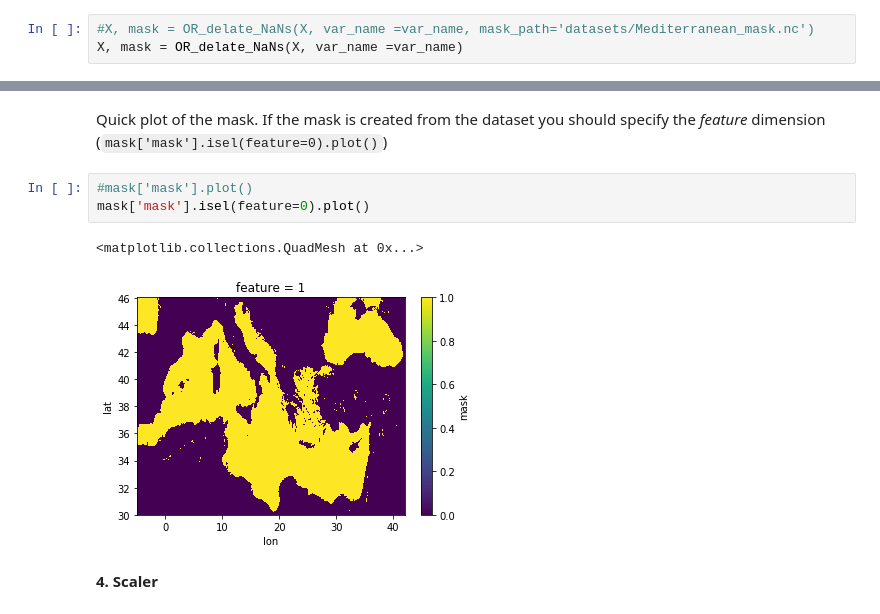
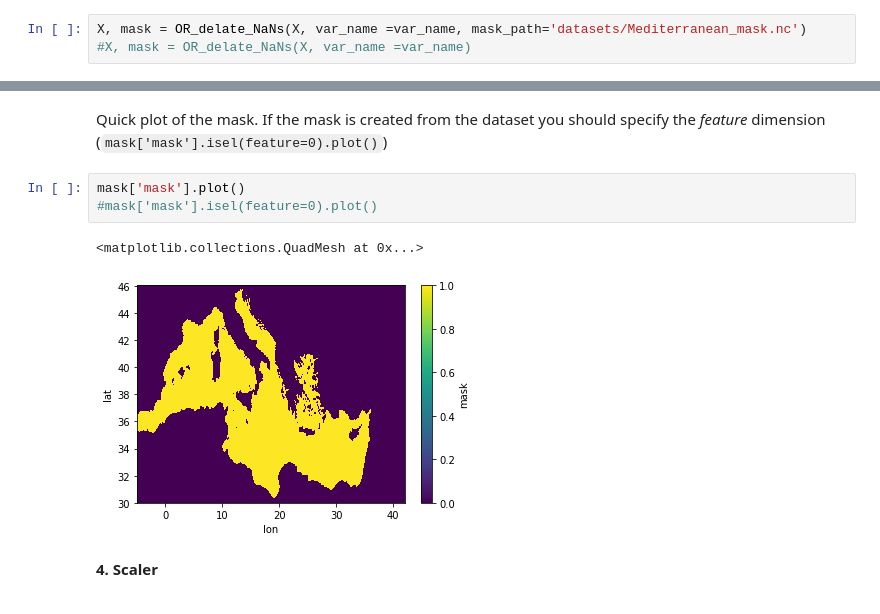
Before and after one commit to euroargodev/BlueCloud, a Jupyter notebook: PredictandPlot_OceanRegimes.ipynb, the cells around one changed output, grey strips where cells are left out. Cells and saved outputs as stored; diff of their text form.

```diff
--- a/PredictandPlot_OceanRegimes.ipynb
+++ b/PredictandPlot_OceanRegimes.ipynb
@@ -172,5 +166,5 @@ __3. Delate all NaN values__
 # %% [markdown]
 NaNs values are removed using a __mask__. Here we use our own Mediterranean mask for removing the Black Sea, the Atlantic Ocean and the lakes. If you are using a different dataset, you can use your own mask (look at the doc string of the function to know mask requirements) or you can automatically produce your mask from the dataset (default option ``mask_path='auto'``). The mask will be used below for unstacking the final dataset.
 # %%
-#X, mask = OR_delate_NaNs(X, var_name =var_name, mask_path='datasets/Mediterranean_mask.nc')
-X, mask = OR_delate_NaNs(X, var_name =var_name)
+X, mask = OR_delate_NaNs(X, var_name =var_name, mask_path='datasets/Mediterranean_mask.nc')
+#X, mask = OR_delate_NaNs(X, var_name =var_name)
@@ -196,11 +171,11 @@ Data variables:
 # %% [markdown]
 Quick plot of the mask. If the mask is created from the dataset you should specify the *feature* dimension (``mask['mask'].isel(feature=0).plot()``)
 # %%
-#mask['mask'].plot()
-mask['mask'].isel(feature=0).plot()
+mask['mask'].plot()
+#mask['mask'].isel(feature=0).plot()
 # %% [output]
 <matplotlib.collections.QuadMesh at 0x...>
-[figure, old version]
+[figure, new version]
 # %% [markdown]
 __4. Scaler__
 # %% [markdown]
```
Also changed, not shown: parts of 16 cells of this notebook, 9 other files.
